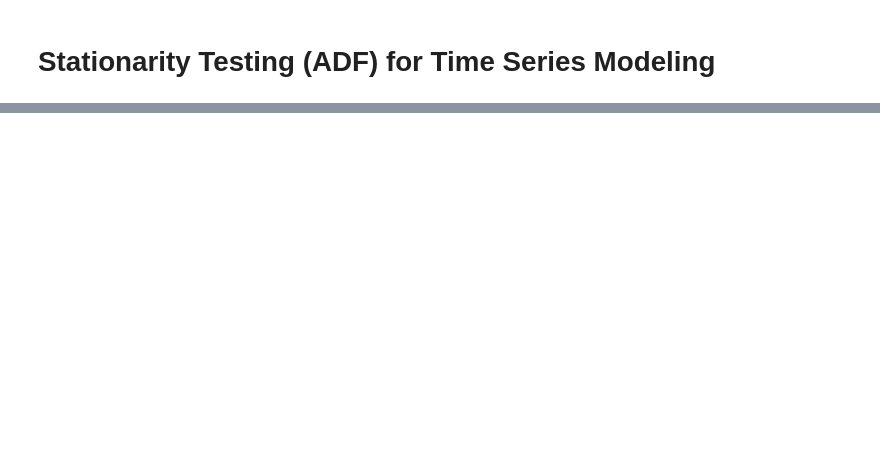
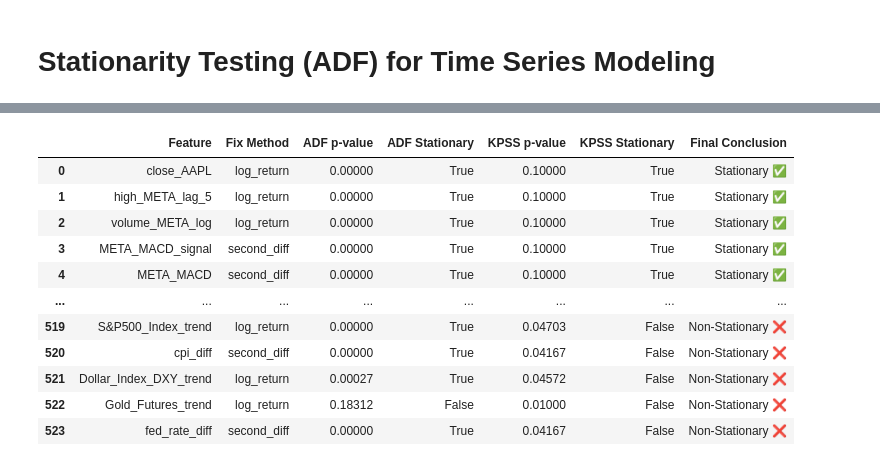
Before and after one commit to kvn-dtrx/capstone-SignalSigma, a Jupyter notebook: notebooks/data_inspection.ipynb, the cells around one changed output, grey strips where cells are left out. Saved outputs shown, nothing was run; the diff lists cells and outputs as text; code cells hidden in the pictures; blank space fills up the shorter version.

```diff
--- a/notebooks/data_inspection.ipynb
+++ b/notebooks/data_inspection.ipynb
@@ -394,0 +1029,88 @@ stationarity_df['Stationary (p < 0.05)'].value_counts()
+# %%
+# -------------------------------------------------------
+# 🧠 Advanced Stationarity Fix: Second Diff, Residuals, Log Returns
+# -------------------------------------------------------
+
+from statsmodels.tsa.stattools import adfuller, kpss
+from statsmodels.tsa.seasonal import STL
+import numpy as np
+
+# -----------------------------------------------
+# 1. Detect non-stationary features from previous results
+# -----------------------------------------------
+
+# Filter only non-stationary features
+non_stationary_cols = stationarity_df[stationarity_df['Final Conclusion'] == 'Non-Stationary ❌']['Feature'].tolist()
+
+# Prepare result collector
+fixed_results = []
+
+# -----------------------------------------------
+# 2. Define Helper: Run ADF + KPSS and interpret
+# -----------------------------------------------
+
+def test_stationarity(series):
+    try:
+        adf_p = adfuller(series.dropna())[1]
+    except:
+        adf_p = np.nan
+    try:
+        kpss_p = kpss(series.dropna(), regression='c', nlags="auto")[1]
+    except:
+        kpss_p = np.nan
+    adf_stat = adf_p < 0.05 if not np.isnan(adf_p) else False
+    kpss_stat = kpss_p > 0.05 if not np.isnan(kpss_p) else False
+    conclusion = 'Stationary ✅' if adf_stat and kpss_stat else 'Non-Stationary ❌'
+    return adf_p, adf_stat, kpss_p, kpss_stat, conclusion
+
+# -----------------------------------------------
+# 3. Loop through each non-stationary feature and fix
+# -----------------------------------------------
+
+for col in non_stationary_cols:
+    try:
+        series = df[col].dropna()
+
+        # --- Try log return if column has only positive values
+        if (series > 0).all():
+            transformed = np.log(series / series.shift(1))
+            method = "log_return"
+
+        # --- Otherwise, try second differencing
+        else:
+            transformed = series.diff().diff()
+            method = "second_diff"
+
+        # --- If still looks trended, try residual from STL
+        if transformed.dropna().std() == 0 or transformed.isna().mean() > 0.5:
+            stl = STL(series, period=252)
+            transformed = stl.fit().resid
+            method = "stl_residual"
+
+        # --- Run stationarity tests on transformed version
+        adf_p, adf_ok, kpss_p, kpss_ok, conclusion = test_stationarity(transformed)
+
+        # --- Append result
+        fixed_results.append({
+            'Feature': col,
+            'Fix Method': method,
+            'ADF p-value': round(adf_p, 5) if adf_p is not None else None,
+            'ADF Stationary': adf_ok,
+            'KPSS p-value': round(kpss_p, 5) if kpss_p is not None else None,
+            'KPSS Stationary': kpss_ok,
+            'Final Conclusion': conclusion
+        })
+
+        # Save transformed back into df (optional)
+        df[f'{col}_{method}'] = transformed
+
+    except Exception as e:
+        print(f"⚠️ Error processing {col}: {e}")
+
+# -----------------------------------------------
+# 4. Display Fixed Result Summary
+# -----------------------------------------------
+
+fixed_stationarity_df = pd.DataFrame(fixed_results)
+fixed_stationarity_df.sort_values('Final Conclusion', ascending=False).reset_index(drop=True)
+# %% [output]
@@ -394,0 +1134,12 @@ stationarity_df['Stationary (p < 0.05)'].value_counts()
+|  | Feature | Fix Method | ADF p-value | ADF Stationary | KPSS p-value | KPSS Stationary | Final Conclusion |
+| 0 | close_AAPL | log_return | 0.00000 | True | 0.10000 | True | Stationary ✅ |
+| 1 | high_META_lag_5 | log_return | 0.00000 | True | 0.10000 | True | Stationary ✅ |
+| 2 | volume_META_log | log_return | 0.00000 | True | 0.10000 | True | Stationary ✅ |
+| 3 | META_MACD_signal | second_diff | 0.00000 | True | 0.10000 | True | Stationary ✅ |
+| 4 | META_MACD | second_diff | 0.00000 | True | 0.10000 | True | Stationary ✅ |
+| ... | ... | ... | ... | ... | ... | ... | ... |
+| 519 | S&P500_Index_trend | log_return | 0.00000 | True | 0.04703 | False | Non-Stationary ❌ |
+| 520 | cpi_diff | second_diff | 0.00000 | True | 0.04167 | False | Non-Stationary ❌ |
+| 521 | Dollar_Index_DXY_trend | log_return | 0.00027 | True | 0.04572 | False | Non-Stationary ❌ |
+| 522 | Gold_Futures_trend | log_return | 0.18312 | False | 0.01000 | False | Non-Stationary ❌ |
+| 523 | fed_rate_diff | second_diff | 0.00000 | True | 0.04167 | False | Non-Stationary ❌ |
```
Also changed, not shown: parts of 32 cells of this notebook.
